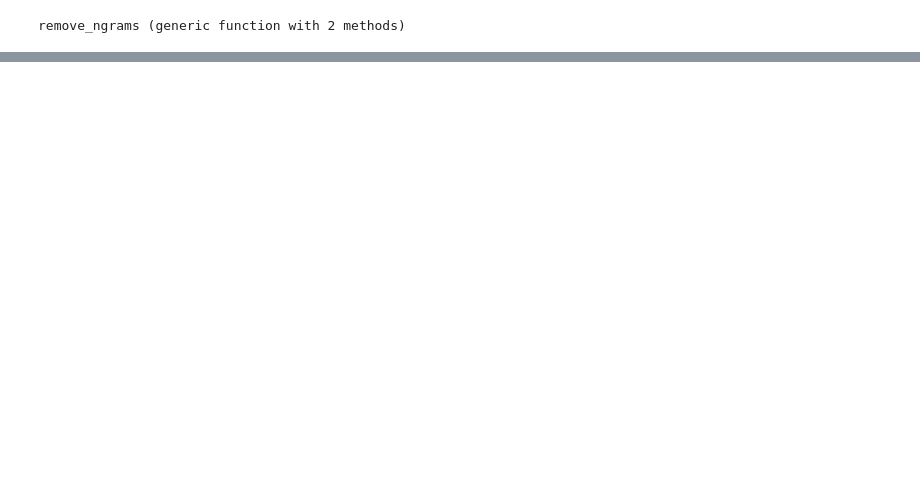
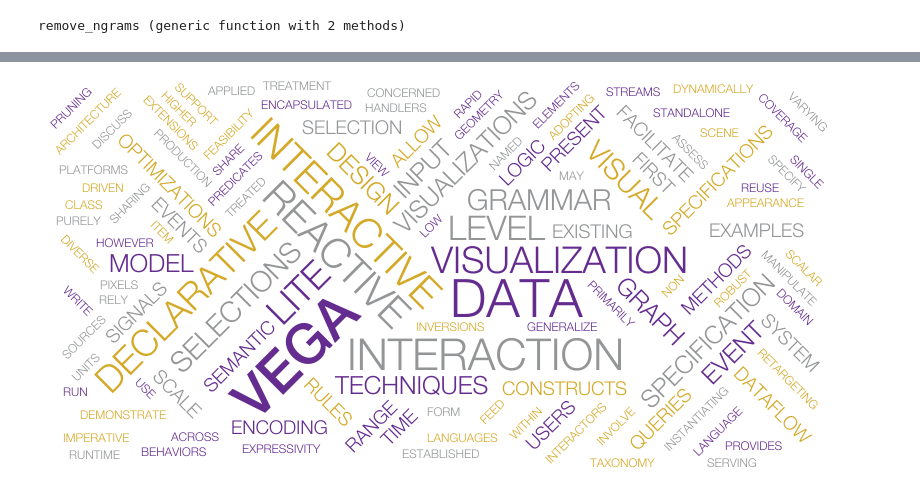
Before and after one commit to brown-ccv/juliacon19-app, a Jupyter notebook: julia/juliacon.ipynb, the cells around one changed output, grey strips where cells are left out. Cells and saved outputs as stored; diff of their text form; code cells hidden in the pictures; blank space fills up the shorter version.

Commit message:
fix: copy over correct notebook

```diff
--- a/julia/juliacon.ipynb
+++ b/julia/juliacon.ipynb
@@ -303,0 +418,80 @@ word_data_json = JSON.json(word_data);
+# %%
+vg"""{
+  "$schema": "https://vega.github.io/schema/vega/v5.json",
+  "width": 800,
+  "height": 400,
+  "padding": 0,
+
+  "data": [
+    {
+      "name": "table",
+      "values": [
+        "Declarative visualization grammars can accelerate development, facilitate retargeting across platforms, and allow language-level optimizations. However, existing declarative visualization languages are primarily concerned with visual encoding, and rely on imperative event handlers for interactive behaviors. In response, we introduce a model of declarative interaction design for data visualizations. Adopting methods from reactive programming, we model low-level events as composable data streams from which we form higher-level semantic signals. Signals feed predicates and scale inversions, which allow us to generalize interactive selections at the level of item geometry (pixels) into interactive queries over the data domain. Production rules then use these queries to manipulate the visualization’s appearance. To facilitate reuse and sharing, these constructs can be encapsulated as named interactors: standalone, purely declarative specifications of interaction techniques. We assess our model’s feasibility and expressivity by instantiating it with extensions to the Vega visualization grammar. Through a diverse range of examples, we demonstrate coverage over an established taxonomy of visualization interaction techniques.",
+        "We present Reactive Vega, a system architecture that provides the first robust and comprehensive treatment of declarative visual and interaction design for data visualization. Starting from a single declarative specification, Reactive Vega constructs a dataflow graph in which input data, scene graph elements, and interaction events are all treated as first-class streaming data sources. To support expressive interactive visualizations that may involve time-varying scalar, relational, or hierarchical data, Reactive Vega’s dataflow graph can dynamically re-write itself at runtime by extending or pruning branches in a data-driven fashion. We discuss both compile- and run-time optimizations applied within Reactive Vega, and share the results of benchmark studies that indicate superior interactive performance to both D3 and the original, non-reactive Vega system.",
+        "We present Vega-Lite, a high-level grammar that enables rapid specification of interactive data visualizations. Vega-Lite combines a traditional grammar of graphics, providing visual encoding rules and a composition algebra for layered and multi-view displays, with a novel grammar of interaction. Users specify interactive semantics by composing selections. In Vega-Lite, a selection is an abstraction that defines input event processing, points of interest, and a predicate function for inclusion testing. Selections parameterize visual encodings by serving as input data, defining scale extents, or by driving conditional logic. The Vega-Lite compiler automatically synthesizes requisite data flow and event handling logic, which users can override for further customization. In contrast to existing reactive specifications, Vega-Lite selections decompose an interaction design into concise, enumerable semantic units. We evaluate Vega-Lite through a range of examples, demonstrating succinct specification of both customized interaction methods and common techniques such as panning, zooming, and linked selection."
+      ],
+      "transform": [
+        {
+          "type": "countpattern",
+          "field": "data",
+          "case": "upper",
+          "pattern": "[\\w']{3,}",
+          "stopwords": "(i|me|my|myself|we|us|our|ours|ourselves|you|your|yours|yourself|yourselves|he|him|his|himself|she|her|hers|herself|it|its|itself|they|them|their|theirs|themselves|what|which|who|whom|whose|this|that|these|those|am|is|are|was|were|be|been|being|have|has|had|having|do|does|did|doing|will|would|should|can|could|ought|i'm|you're|he's|she's|it's|we're|they're|i've|you've|we've|they've|i'd|you'd|he'd|she'd|we'd|they'd|i'll|you'll|he'll|she'll|we'll|they'll|isn't|aren't|wasn't|weren't|hasn't|haven't|hadn't|doesn't|don't|didn't|won't|wouldn't|shan't|shouldn't|can't|cannot|couldn't|mustn't|let's|that's|who's|what's|here's|there's|when's|where's|why's|how's|a|an|the|and|but|if|or|because|as|until|while|of|at|by|for|with|about|against|between|into|through|during|before|after|above|below|to|from|up|upon|down|in|out|on|off|over|under|again|further|then|once|here|there|when|where|why|how|all|any|both|each|few|more|most|other|some|such|no|nor|not|only|own|same|so|than|too|very|say|says|said|shall)"
+        },
+        {
+          "type": "formula", "as": "angle",
+          "expr": "[-45, 0, 45][~~(random() * 3)]"
+        },
+        {
+          "type": "formula", "as": "weight",
+          "expr": "if(datum.text=='VEGA', 600, 300)"
+        }
+      ]
+    }
+  ],
+
+  "scales": [
+    {
+      "name": "color",
+      "type": "ordinal",
+      "domain": {"data": "table", "field": "text"},
+      "range": ["#d5a928", "#652c90", "#939597"]
+    }
+  ],
+
+  "marks": [
+    {
+      "type": "text",
+      "from": {"data": "table"},
+      "encode": {
+        "enter": {
+          "text": {"field": "text"},
+          "align": {"value": "center"},
+          "baseline": {"value": "alphabetic"},
+          "fill": {"scale": "color", "field": "text"}
+        },
+        "update": {
+          "fillOpacity": {"value": 1}
+        },
+        "hover": {
+          "fillOpacity": {"value": 0.5}
+        }
+      },
+      "transform": [
+        {
+          "type": "wordcloud",
+          "size": [800, 400],
+          "text": {"field": "text"},
+          "rotate": {"field": "datum.angle"},
+          "font": "Helvetica Neue, Arial",
+          "fontSize": {"field": "datum.count"},
+          "fontWeight": {"field": "datum.weight"},
+          "fontSizeRange": [12, 56],
+          "padding": 2
+        }
+      ]
+    }
+  ]
+}"""
+# %% [output]
+[figure, added]
```
Also changed, not shown: parts of 28 cells of this notebook.
